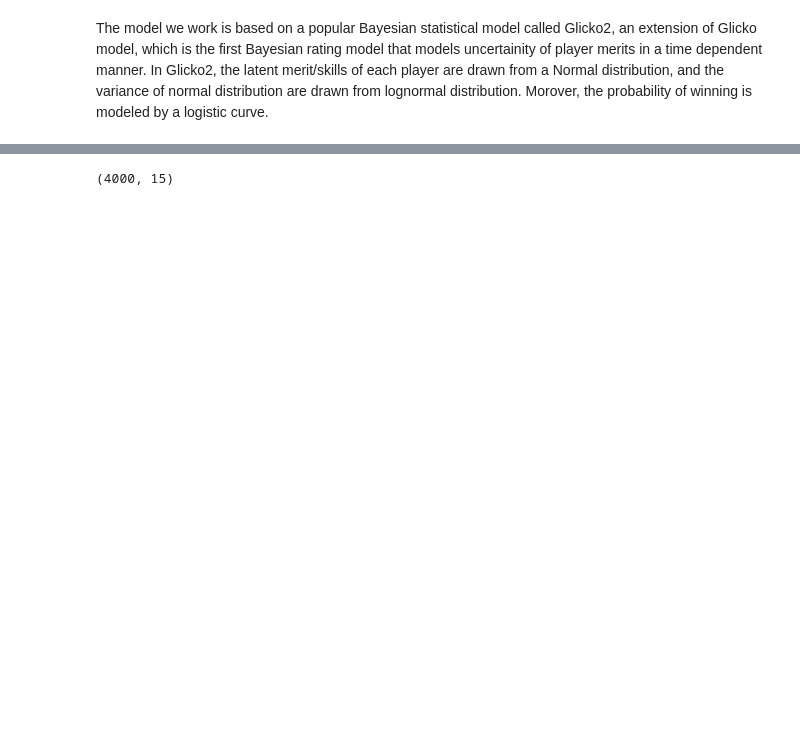
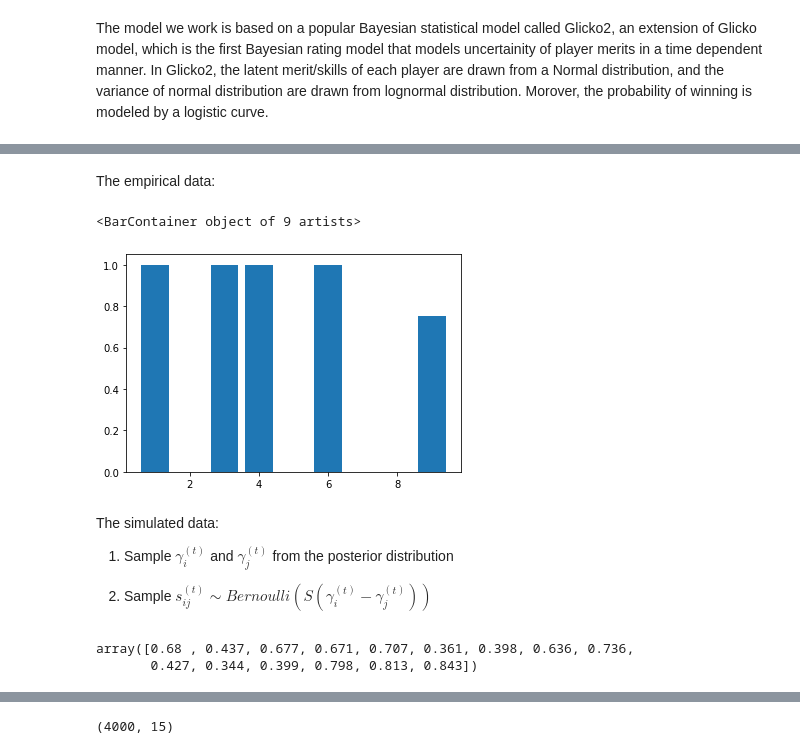
Before and after one commit to ketencimert/probprog-finalproject, a Jupyter notebook: project.ipynb, the cells around one changed output, grey strips where cells are left out. Cells and saved outputs as stored; diff of their text form; code cells hidden in the pictures; blank space fills up the shorter version.

Commit message:
Posterior predictive checks

```diff
--- a/project.ipynb
+++ b/project.ipynb
@@ -68,0 +187,23 @@ ell_ppc = samples.posterior_predictive[
+# %%
+observed_data = json.load(open(chess_data))
+observed_dataframe = pd.DataFrame.from_dict(observed_data)
+num_wins = observed_dataframe.groupby('id_period').sum('score').reset_index(drop=False)[['id_period','score']]
+num_wins = num_wins.rename(columns={"score": "num_wins"})
+total_num_games = observed_dataframe.groupby('id_period').count().reset_index(drop=False)[['id_period','score']]
+total_num_games = total_num_games.rename(columns={"score": "total_num_games"})
+emp_dist = num_wins.merge(total_num_games)
+emp_dist['P(X)'] = emp_dist['num_wins'] / emp_dist['total_num_games']
+# %% [markdown]
+The empirical data:
+# %%
+plt.bar(height=emp_dist['P(X)'],
+        x=emp_dist['id_period'])
+# %% [output]
+<BarContainer object of 9 artists>
+[figure, added]
+# %% [markdown]
+The simulated data:
+
+1. Sample $\gamma_i^{(t)}$ and $\gamma_j^{(t)}$ from the posterior distribution
+
+2. Sample $s_{ij}^{(t)} \sim Bernoulli(S(\gamma_i^{(t)} - \gamma_j^{(t)}))$
@@ -68,0 +219,5 @@ ell_ppc = samples.posterior_predictive[
+# %%
+np.asarray(score_pp).mean(axis=0)
+# %% [output]
+array([0.68 , 0.437, 0.677, 0.671, 0.707, 0.361, 0.398, 0.636, 0.736,
+       0.427, 0.344, 0.399, 0.798, 0.813, 0.843])
```
Also changed, not shown: parts of 26 cells of this notebook, 15 other files.
